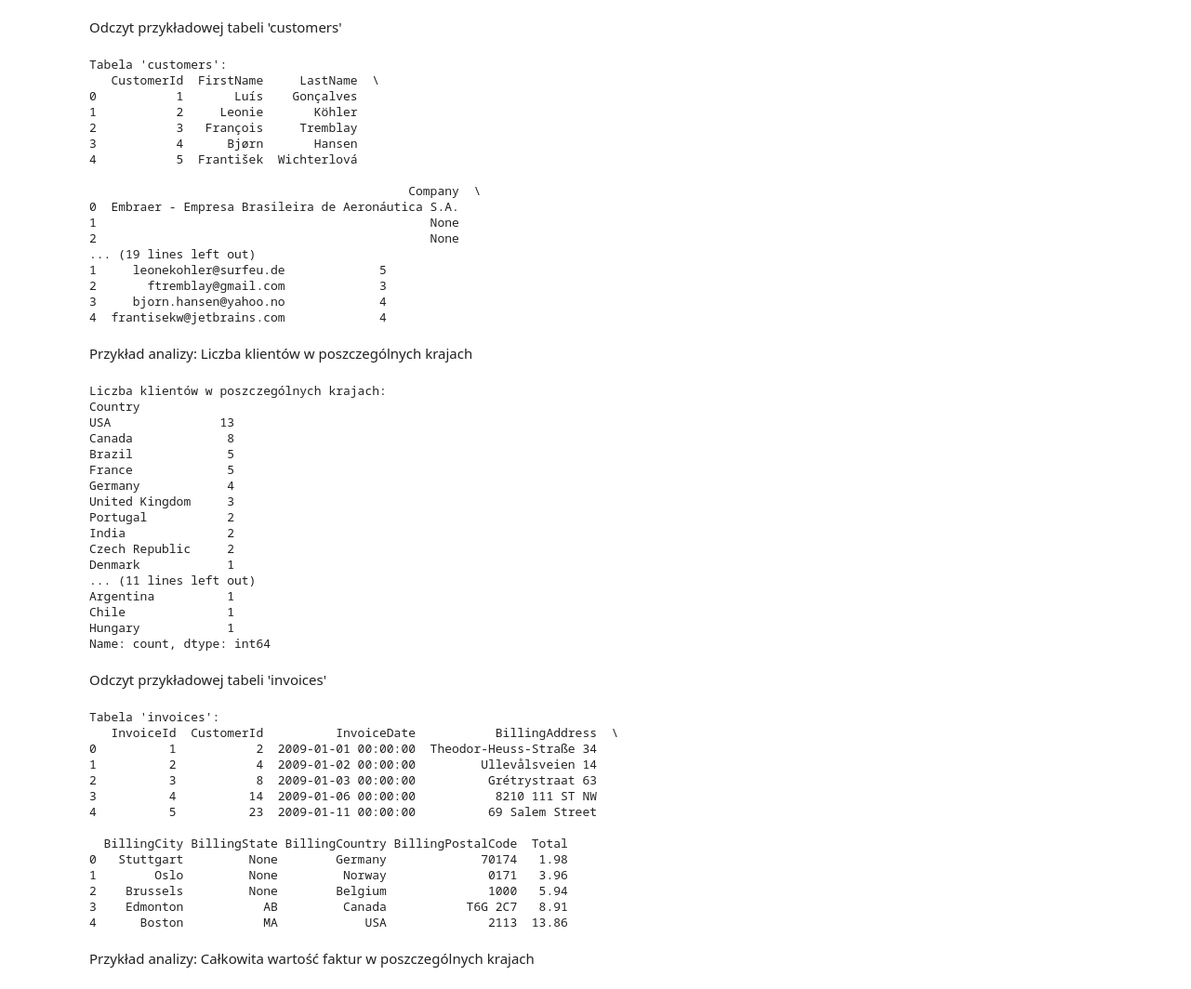
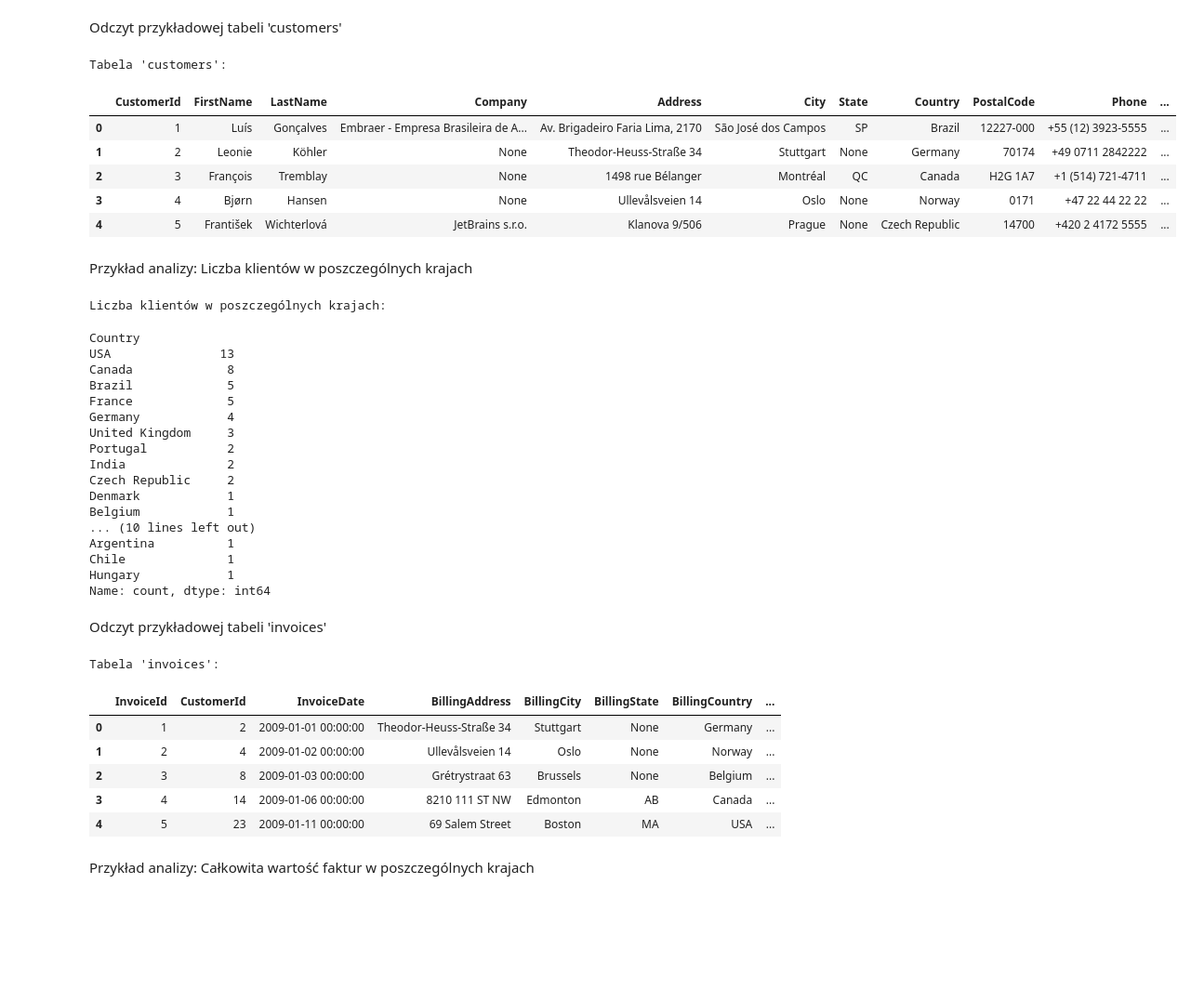
Before and after one commit to Bartek-Szewczyk/pandasProject, a Jupyter notebook: pandas.ipynb, the cells around one changed output. Shown: that part at 93% size. Saved outputs shown, nothing was run; the diff lists cells and outputs as text; code cells hidden in the pictures; blank space fills up the shorter version.

```diff
--- a/pandas.ipynb
+++ b/pandas.ipynb
@@ -54,69 +54,53 @@ df_genres = read_table_to_df('genres')
 Odczyt przykładowej tabeli 'customers'
 # %%
 print("Tabela 'customers':")
-print(df_customers.head())
+df_customers.head()
 # %% [output]
 Tabela 'customers':
-   CustomerId  FirstName     LastName  \
-0           1       Luís    Gonçalves
-1           2     Leonie       Köhler
-2           3   François     Tremblay
-3           4      Bjørn       Hansen
-4           5  František  Wichterlová
-
-                                            Company  \
-0  Embraer - Empresa Brasileira de Aeronáutica S.A.
-1                                              None
-2                                              None
-... (19 lines left out)
-1     leonekohler@surfeu.de             5
-2       ftremblay@gmail.com             3
-3     bjorn.hansen@yahoo.no             4
-4  frantisekw@jetbrains.com             4
+|  | CustomerId | FirstName | LastName | Company | Address | City | State | Country | PostalCode | Phone | ... |
+| 0 | 1 | Luís | Gonçalves | Embraer - Empresa Brasileira de A... | Av. Brigadeiro Faria Lima, 2170 | São José dos Campos | SP | Brazil | 12227-000 | +55 (12) 3923-5555 | ... |
+| 1 | 2 | Leonie | Köhler | None | Theodor-Heuss-Straße 34 | Stuttgart | None | Germany | 70174 | +49 0711 2842222 | ... |
+| 2 | 3 | François | Tremblay | None | 1498 rue Bélanger | Montréal | QC | Canada | H2G 1A7 | +1 (514) 721-4711 | ... |
+| 3 | 4 | Bjørn | Hansen | None | Ullevålsveien 14 | Oslo | None | Norway | 0171 | +47 22 44 22 22 | ... |
+| 4 | 5 | František | Wichterlová | JetBrains s.r.o. | Klanova 9/506 | Prague | None | Czech Republic | 14700 | +420 2 4172 5555 | ... |
 # %% [markdown]
 Przykład analizy: Liczba klientów w poszczególnych krajach
 # %%
 customers_by_country = df_customers['Country'].value_counts()
 print("Liczba klientów w poszczególnych krajach:")
-print(customers_by_country)
+customers_by_country
 # %% [output]
 Liczba klientów w poszczególnych krajach:
-Country
-USA               13
-Canada             8
-Brazil             5
-France             5
-Germany            4
-United Kingdom     3
-Portugal           2
-India              2
-Czech Republic     2
-Denmark            1
-... (11 lines left out)
-Argentina          1
-Chile              1
-Hungary            1
-Name: count, dtype: int64
+Country
+USA               13
+Canada             8
+Brazil             5
+France             5
+Germany            4
+United Kingdom     3
+Portugal           2
+India              2
+Czech Republic     2
+Denmark            1
+Belgium            1
+... (10 lines left out)
+Argentina          1
+Chile              1
+Hungary            1
+Name: count, dtype: int64
 # %% [markdown]
 Odczyt przykładowej tabeli 'invoices'
 # %%
 print("Tabela 'invoices':")
-print(df_invoices.head())
+df_invoices.head()
 # %% [output]
 Tabela 'invoices':
-   InvoiceId  CustomerId          InvoiceDate           BillingAddress  \
-0          1           2  2009-01-01 00:00:00  Theodor-Heuss-Straße 34
-1          2           4  2009-01-02 00:00:00         Ullevålsveien 14
-2          3           8  2009-01-03 00:00:00          Grétrystraat 63
-3          4          14  2009-01-06 00:00:00           8210 111 ST NW
-4          5          23  2009-01-11 00:00:00          69 Salem Street
-
-  BillingCity BillingState BillingCountry BillingPostalCode  Total
-0   Stuttgart         None        Germany             70174   1.98
-1        Oslo         None         Norway              0171   3.96
-2    Brussels         None        Belgium              1000   5.94
-3    Edmonton           AB         Canada           T6G 2C7   8.91
-4      Boston           MA            USA              2113  13.86
+|  | InvoiceId | CustomerId | InvoiceDate | BillingAddress | BillingCity | BillingState | BillingCountry | ... |
+| 0 | 1 | 2 | 2009-01-01 00:00:00 | Theodor-Heuss-Straße 34 | Stuttgart | None | Germany | ... |
+| 1 | 2 | 4 | 2009-01-02 00:00:00 | Ullevålsveien 14 | Oslo | None | Norway | ... |
+| 2 | 3 | 8 | 2009-01-03 00:00:00 | Grétrystraat 63 | Brussels | None | Belgium | ... |
+| 3 | 4 | 14 | 2009-01-06 00:00:00 | 8210 111 ST NW | Edmonton | AB | Canada | ... |
+| 4 | 5 | 23 | 2009-01-11 00:00:00 | 69 Salem Street | Boston | MA | USA | ... |
 # %% [markdown]
 Przykład analizy: Całkowita wartość faktur w poszczególnych krajach
 # %%
```
Also changed, not shown: parts of 5 cells of this notebook.
